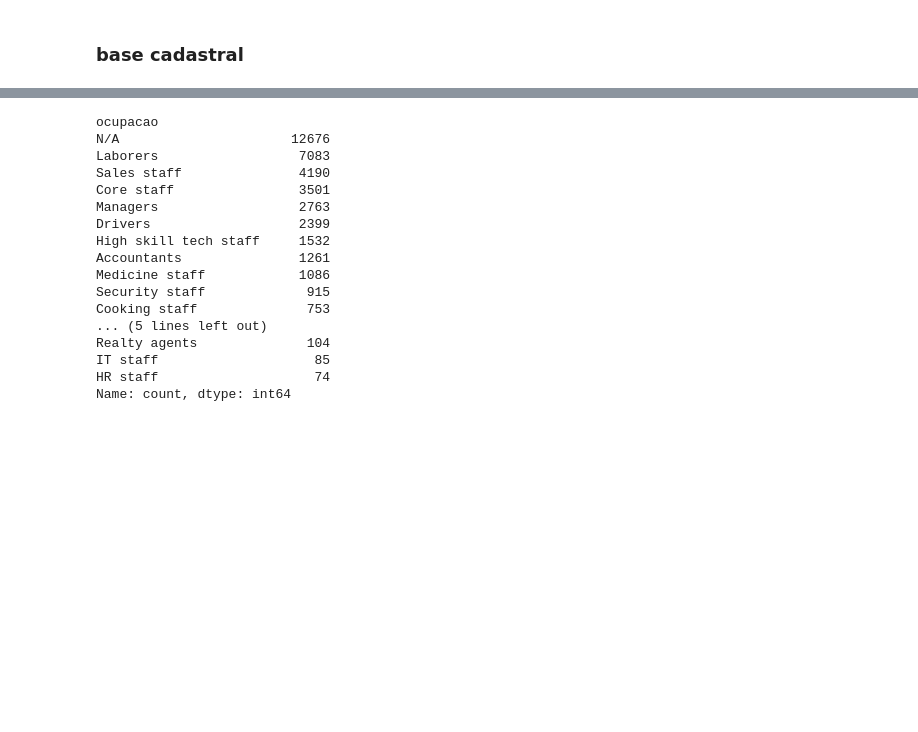
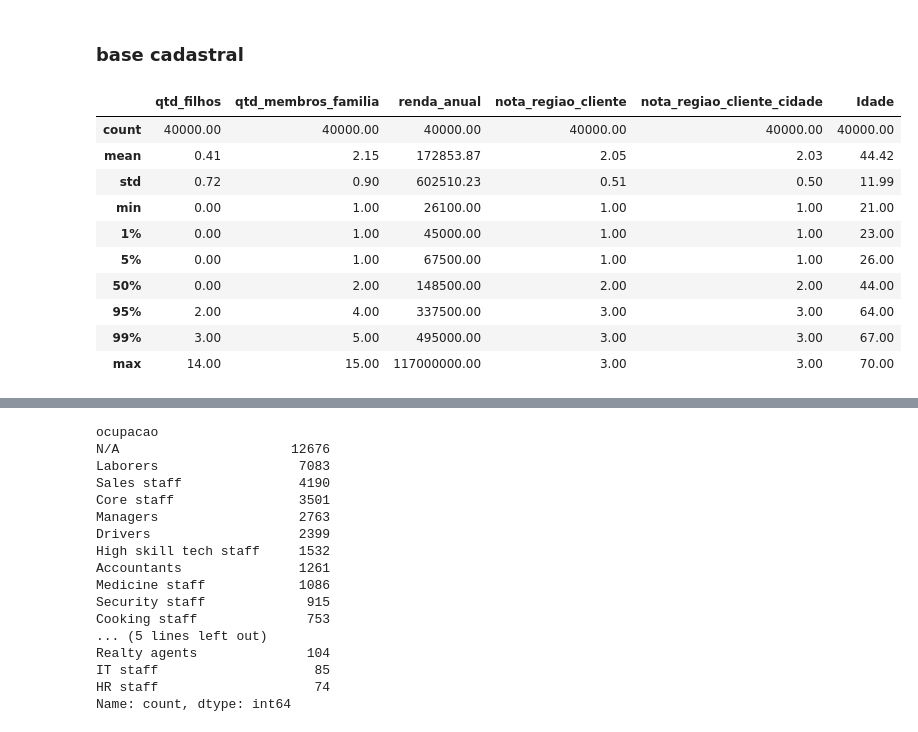
Before and after one commit to Passaret/Case-credito, a Jupyter notebook: case.ipynb, the cells around one changed output, grey strips where cells are left out. Drawn from its saved outputs; the diff is of its cells as text; code cells hidden in the pictures; blank space fills up the shorter version.

```diff
--- a/case.ipynb
+++ b/case.ipynb
@@ -347,3 +353,20 @@ A incidência observada foi de 1,13%, indicando um cenário de eventos raros, co
 Diante disso, o problema foi tratado como classificação de eventos raros, priorizando a capacidade do modelo de ranquear corretamente contratos de maior risco.
 # %% [markdown]
 ### base cadastral
+# %%
+base_cadastral['Idade'] = (pd.to_datetime('today') - pd.to_datetime(base_cadastral['data_nascimento'])).dt.days // 365
+base_cadastral.drop("data_nascimento", axis = 1, inplace=True)
+# %%
+base_cadastral.drop('id_cliente', axis = 1).describe(percentiles=[.01,.05,.5,.95,.99])
+# %% [output]
+|  | qtd_filhos | qtd_membros_familia | renda_anual | nota_regiao_cliente | nota_regiao_cliente_cidade | Idade |
+| count | 40000.00 | 40000.00 | 40000.00 | 40000.00 | 40000.00 | 40000.00 |
+| mean | 0.41 | 2.15 | 172853.87 | 2.05 | 2.03 | 44.42 |
+| std | 0.72 | 0.90 | 602510.23 | 0.51 | 0.50 | 11.99 |
+| min | 0.00 | 1.00 | 26100.00 | 1.00 | 1.00 | 21.00 |
+| 1% | 0.00 | 1.00 | 45000.00 | 1.00 | 1.00 | 23.00 |
+| 5% | 0.00 | 1.00 | 67500.00 | 1.00 | 1.00 | 26.00 |
+| 50% | 0.00 | 2.00 | 148500.00 | 2.00 | 2.00 | 44.00 |
+| 95% | 2.00 | 4.00 | 337500.00 | 3.00 | 3.00 | 64.00 |
+| 99% | 3.00 | 5.00 | 495000.00 | 3.00 | 3.00 | 67.00 |
+| max | 14.00 | 15.00 | 117000000.00 | 3.00 | 3.00 | 70.00 |
```
Also changed, not shown: parts of 13 cells of this notebook, 1 other file.
